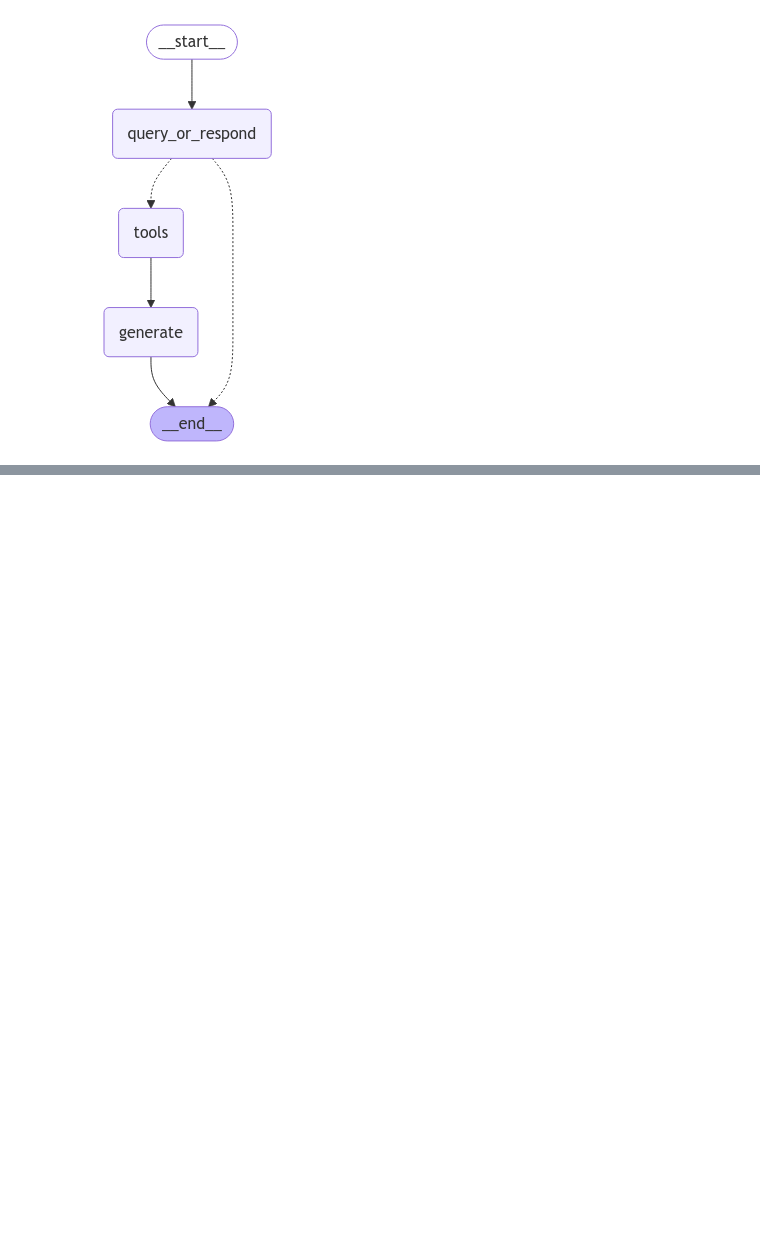
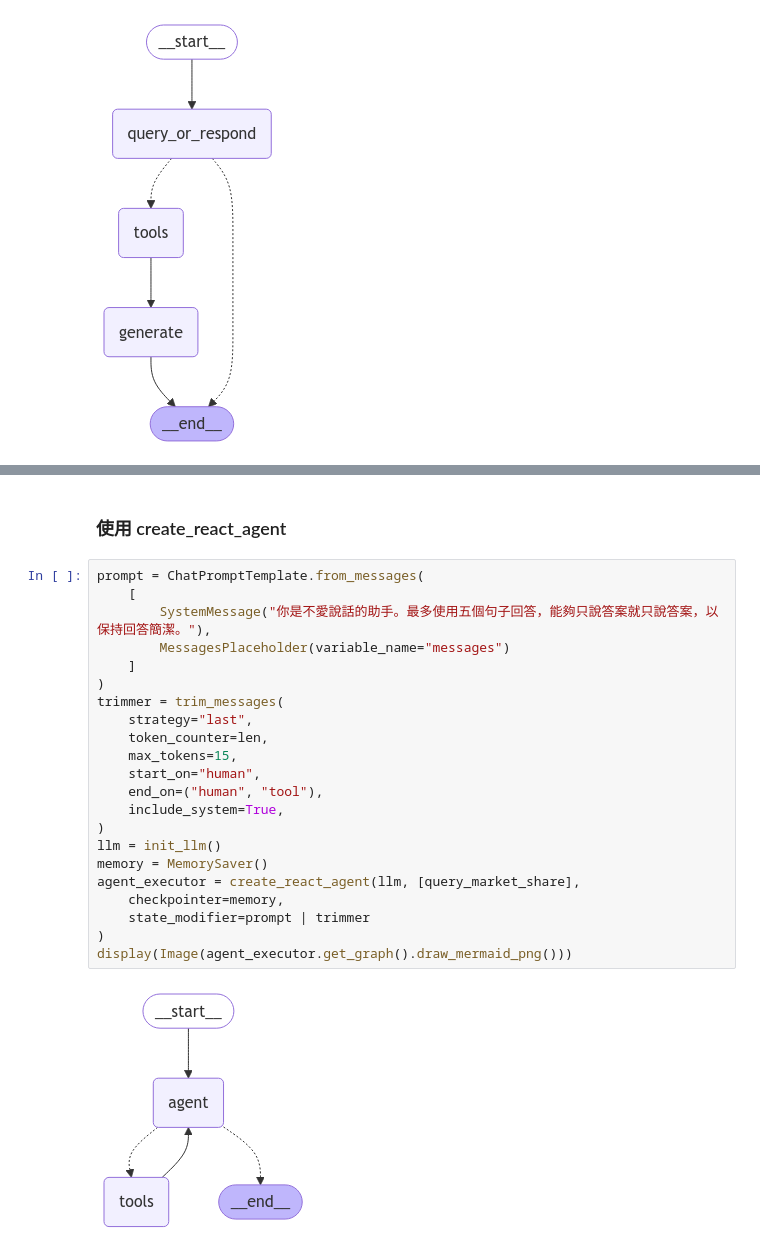
Before and after one commit to YiFeiChang/wits-openai-practice, a Jupyter notebook: final-practice.ipynb, the cells around one changed output, grey strips where cells are left out. Drawn from its saved outputs; the diff is of its cells as text; blank space fills up the shorter version.

Commit message:
新增作法 create_react_agent

```diff
--- a/final-practice.ipynb
+++ b/final-practice.ipynb
@@ -491,0 +462,26 @@ output['messages'][-1].pretty_print()
+# %% [markdown]
+### 使用 create_react_agent
+# %%
+prompt = ChatPromptTemplate.from_messages(
+    [
+        SystemMessage("你是不愛說話的助手。最多使用五個句子回答，能夠只說答案就只說答案，以保持回答簡潔。"),
+        MessagesPlaceholder(variable_name="messages")
+    ]
+)
+trimmer = trim_messages(
+    strategy="last",
+    token_counter=len,
+    max_tokens=15,
+    start_on="human",
+    end_on=("human", "tool"),
+    include_system=True,
+)
+llm = init_llm()
+memory = MemorySaver()
+agent_executor = create_react_agent(llm, [query_market_share],
+    checkpointer=memory,
+    state_modifier=prompt | trimmer
+)
+display(Image(agent_executor.get_graph().draw_mermaid_png()))
+# %% [output]
+[figure, added]
```
Also changed, not shown: parts of 19 cells of this notebook.
